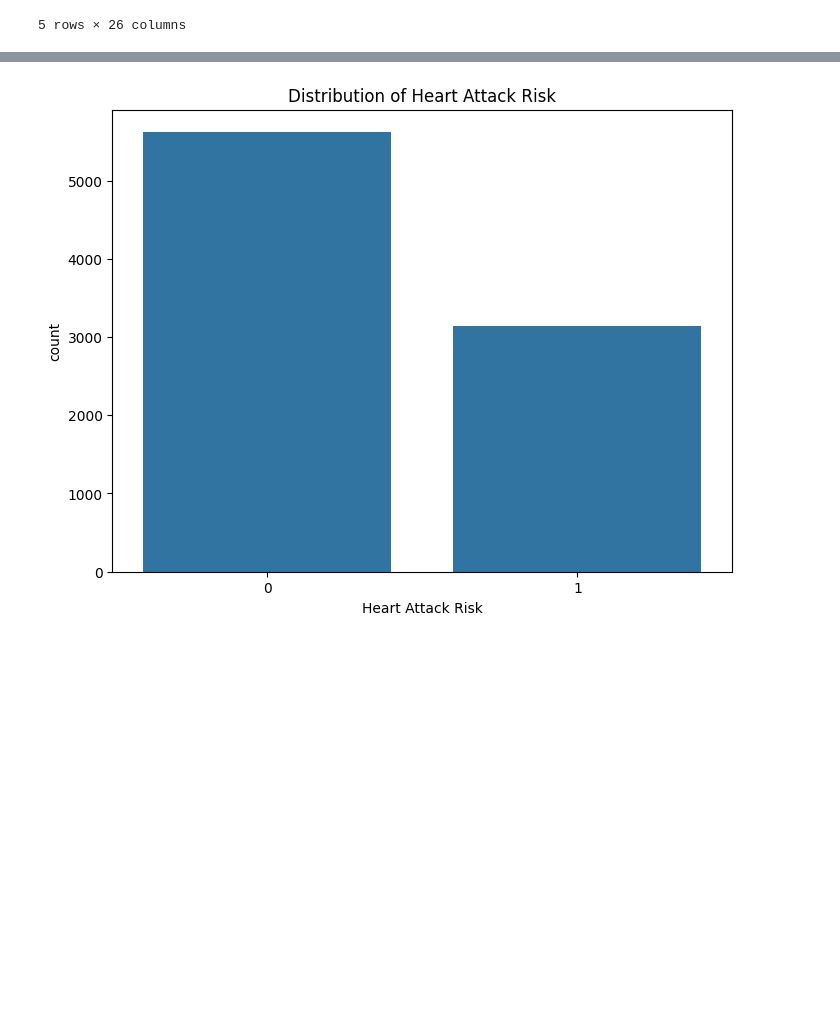
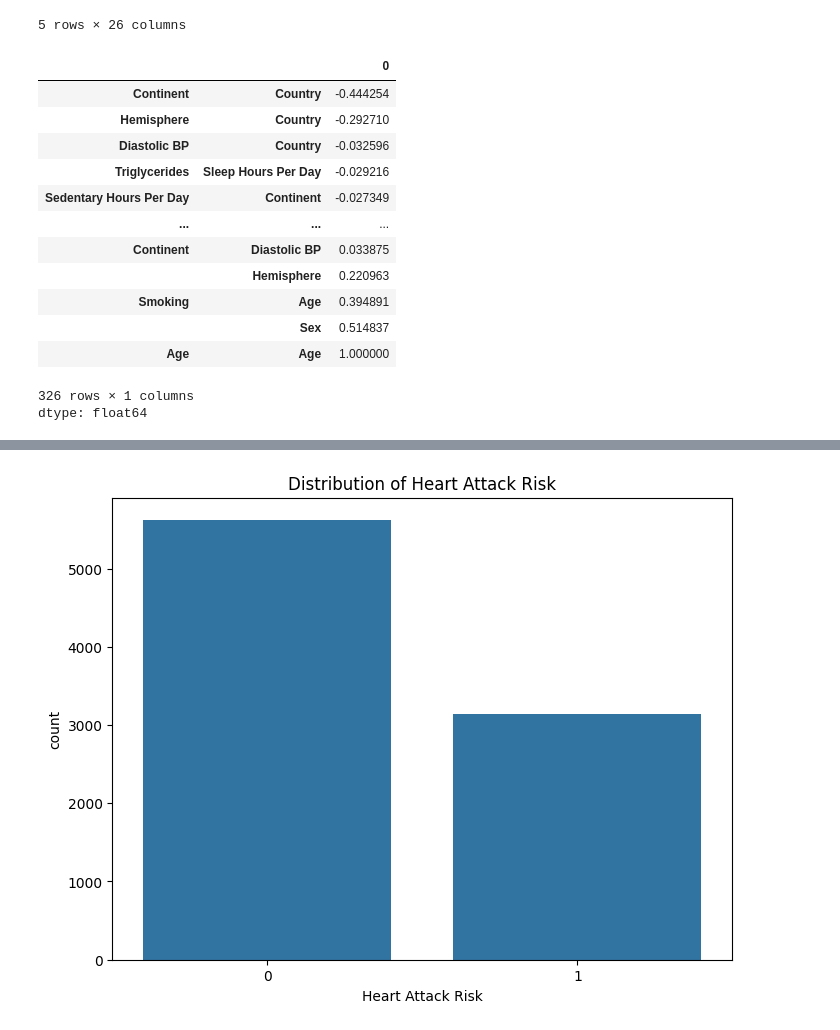
Before and after one commit to maddiejane25/Project-2, a Jupyter notebook: mj_mi_data.ipynb, the cells around one changed output, grey strips where cells are left out. Saved outputs shown, nothing was run; the diff lists cells and outputs as text; code cells hidden in the pictures; blank space fills up the shorter version.

```diff
--- a/mj_mi_data.ipynb
+++ b/mj_mi_data.ipynb
@@ -477,0 +480,18 @@ MI_df.head()
+# %%
+heat_map_corr = heat_map_df.corr()
+heat_map_corr.unstack().sort_values().drop_duplicates()
+# %% [output]
+|  |  | 0 |
+| Continent | Country | -0.444254 |
+| Hemisphere | Country | -0.292710 |
+| Diastolic BP | Country | -0.032596 |
+| Triglycerides | Sleep Hours Per Day | -0.029216 |
+| Sedentary Hours Per Day | Continent | -0.027349 |
+| ... | ... | ... |
+| Continent | Diastolic BP | 0.033875 |
+|  | Hemisphere | 0.220963 |
+| Smoking | Age | 0.394891 |
+|  | Sex | 0.514837 |
+| Age | Age | 1.000000 |
+326 rows × 1 columns
+dtype: float64
```
Also changed, not shown: parts of 10 cells of this notebook.
